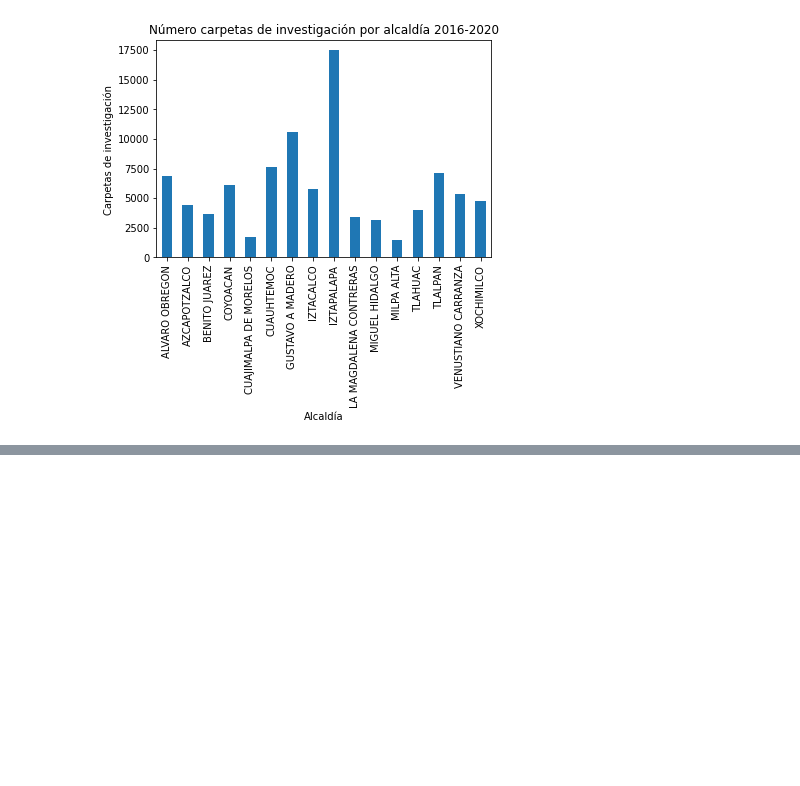
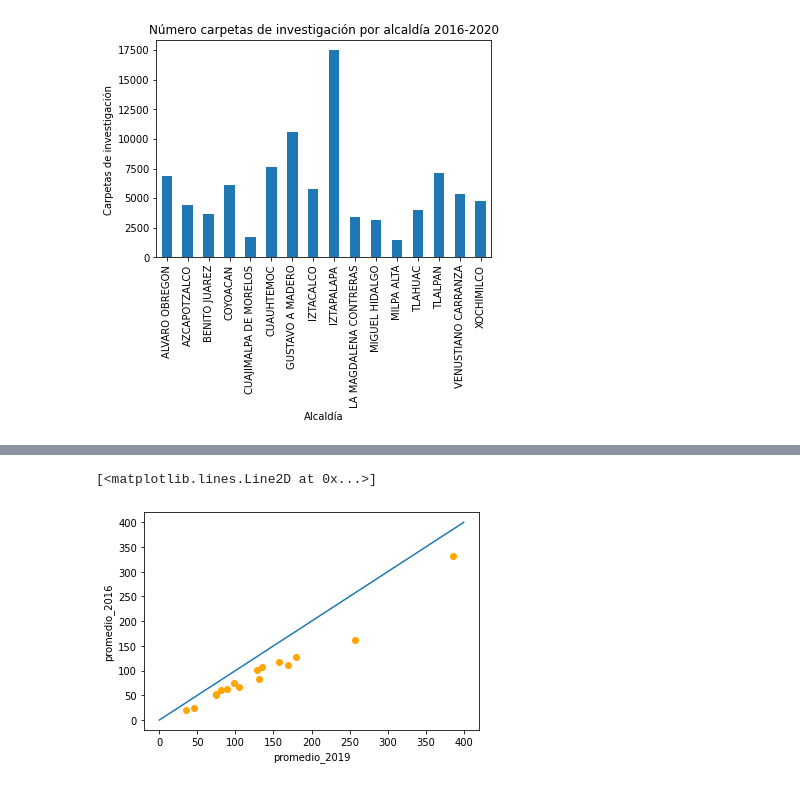
Before and after one commit to prope-2020-gh-classroom/practica-final-por-equipos-verano-2020-itam-patyua, a Jupyter notebook: Descriptivos.ipynb, the cells around one changed output, grey strips where cells are left out. Saved outputs shown, nothing was run; the diff lists cells and outputs as text; code cells hidden in the pictures; blank space fills up the shorter version.

```diff
--- a/Descriptivos.ipynb
+++ b/Descriptivos.ipynb
@@ -157,0 +274,12 @@ Los datos por alcaldía muestran en números absolutos que el grueso de la denun
+# %%
+array_2016=np.array(promedios_2016)
+col_2016=array_2016[:,4]
+
+array_2017=np.array(promedios_2017)
+col_2017=array_2017[:,4]
+
+array_2018=np.array(promedios_2018)
+col_2018=array_2018[:,4]
+
+array_2019=np.array(promedios_2019)
+col_2019=array_2019[:,4]
@@ -157,0 +360,11 @@ Los datos por alcaldía muestran en números absolutos que el grueso de la denun
+# %%
+x2=prom_denuncias["promedio_2019"]
+y2=prom_denuncias["promedio_2016"]
+plt.xlabel("promedio_2019");plt.ylabel("promedio_2016")
+plt.plot(x2, y2, 'o', color='orange')
+x5=np.linspace(0,400,10000)
+y5=x5
+plt.plot(x5,y5, linestyle='-')
+# %% [output]
+[<matplotlib.lines.Line2D at 0x...>]
+[figure, added]
```
Also changed, not shown: parts of 37 cells of this notebook.
